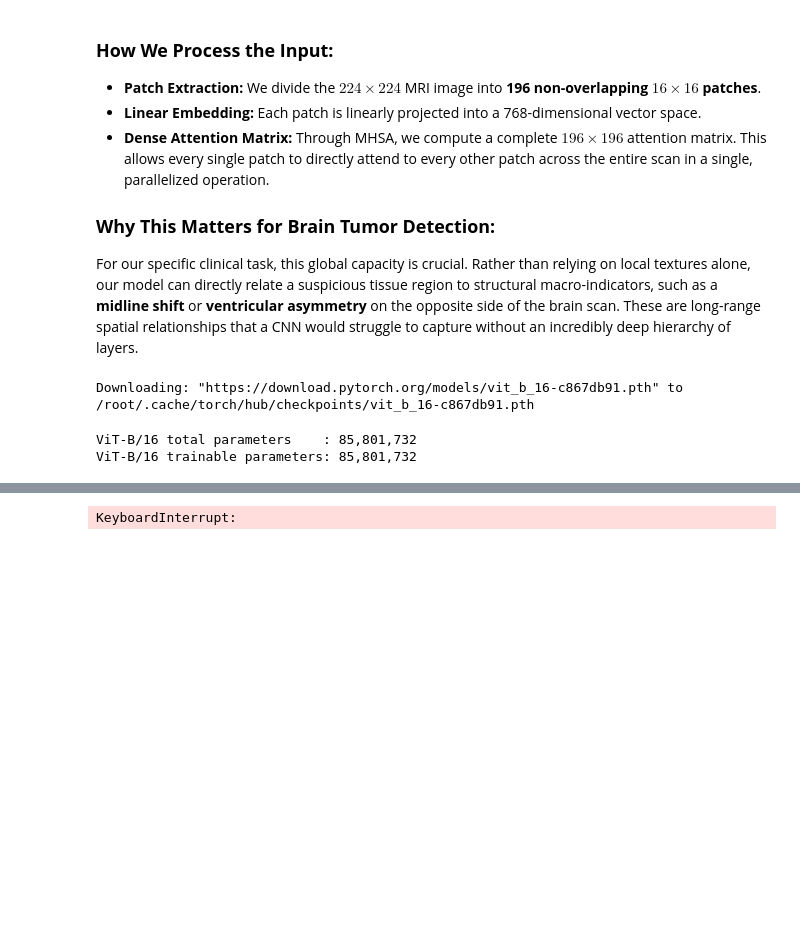
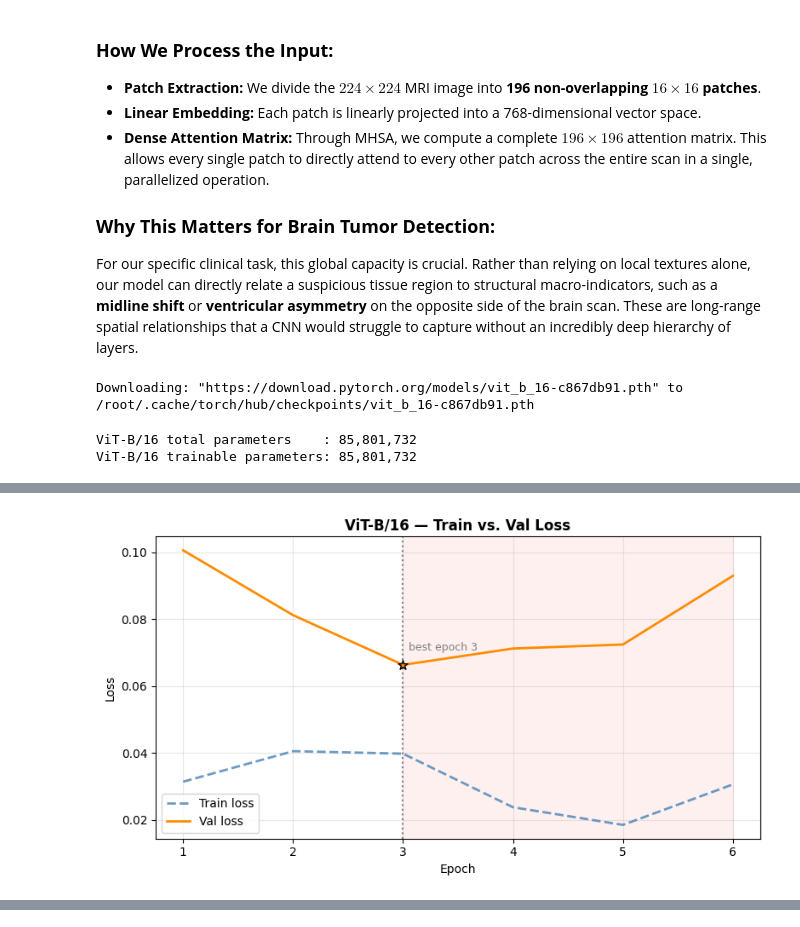
Before and after one commit to RiccardoPerin/MRI_Tumor_Classification, a Jupyter notebook: main_project.ipynb, the cells around one changed output, grey strips where cells are left out. Drawn from its saved outputs; the diff is of its cells as text; code cells hidden in the pictures; blank space fills up the shorter version.

```diff
--- a/main_project.ipynb
+++ b/main_project.ipynb
@@ -1520,7 +1561,7 @@ VIT_EPOCHS = 15
 VIT_LR     = 2e-5   # small LR: large pre-trained Transformer is sensitive to big updates
 PATIENCE = 3
 
-FORCE_RETRAIN_VIT = True
+FORCE_RETRAIN_VIT = False #Forces to skip the checkpoints and retrain from scratch if True (DEBUG PURPOSES)
 
 cached = None if FORCE_RETRAIN_VIT else load_checkpoint('vit')
 
@@ -1549,6 +1590,7 @@ else:
     vit_train_losses, vit_val_losses = [], []
     best_vit_val_acc = 0.0
     best_val_loss = float('inf')
+    epochs_no_improve = 0
 
     for epoch in range(1, VIT_EPOCHS + 1):
         tr_loss, tr_acc = train_one_epoch(vit_model, train_loader,
@@ -1561,19 +1603,19 @@ else:
         vit_train_losses.append(tr_loss)
         vit_val_losses.append(vl_loss)
         lr_now = vit_optimizer.param_groups[0]['lr']
-        print(f'[ViT-B/16]  Epoch {epoch:3d}/{VIT_EPOCHS}  |'
-              f'  Train Acc. {tr_acc:.4f}  Val Acc. {vl_acc:.4f}  LR {lr_now:.2e}   Val Loss {vl_loss:.4f}')
+        print(f'[ViT-B/16]  Epoch {epoch:3d}/{VIT_EPOCHS}  |  '
+              f'Train Loss {tr_loss:.4f} Acc {tr_acc:.4f}  |  Val Loss {vl_loss:.4f} Acc {vl_acc:.4f}  |  LR {lr_now:.2e}')
 
         if vl_loss < best_val_loss:
-          best_val_loss = vl_loss
-          best_vit_val_acc = vl_acc
-          epochs_no_improve = 0
-          torch.save(vit_model.state_dict(), '/content/best_vit.pth')
+            best_val_loss = vl_loss
+            best_vit_val_acc = vl_acc
+            epochs_no_improve = 0
+            torch.save(vit_model.state_dict(), '/content/best_vit.pth')
         else:
-          epochs_no_improve += 1
-          if epochs_no_improve >= PATIENCE:
-            print(f"Early stopping at epoch {epoch}, no val-loss improvement in {PATIENCE} epochs.")
-            break
+            epochs_no_improve += 1
+            if epochs_no_improve >= PATIENCE:
+                print(f"Early stopping at epoch {epoch}, no val-loss improvement in {PATIENCE} epochs.")
+                break
 
     print(f'\nBest ViT-B/16 Val Accuracy: {best_vit_val_acc:.4f}')
 
@@ -1593,0 +1637 @@ print(f'Lowest val loss at epoch {vit_best_epoch}/{VIT_EPOCHS} '
+[figure, added]
@@ -1602 +1638,0 @@ print(f'Lowest val loss at epoch {vit_best_epoch}/{VIT_EPOCHS} '
-KeyboardInterrupt:
```
Also changed, not shown: parts of 17 cells of this notebook.
